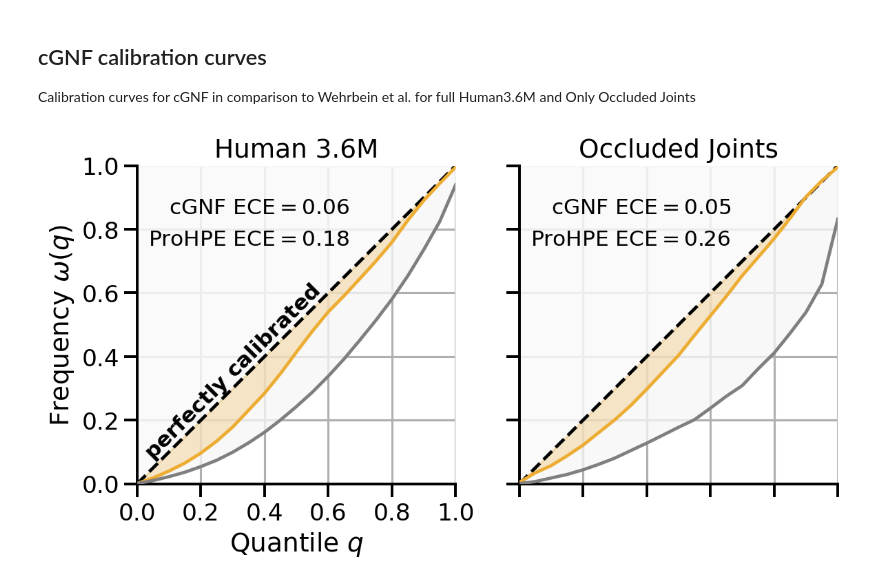
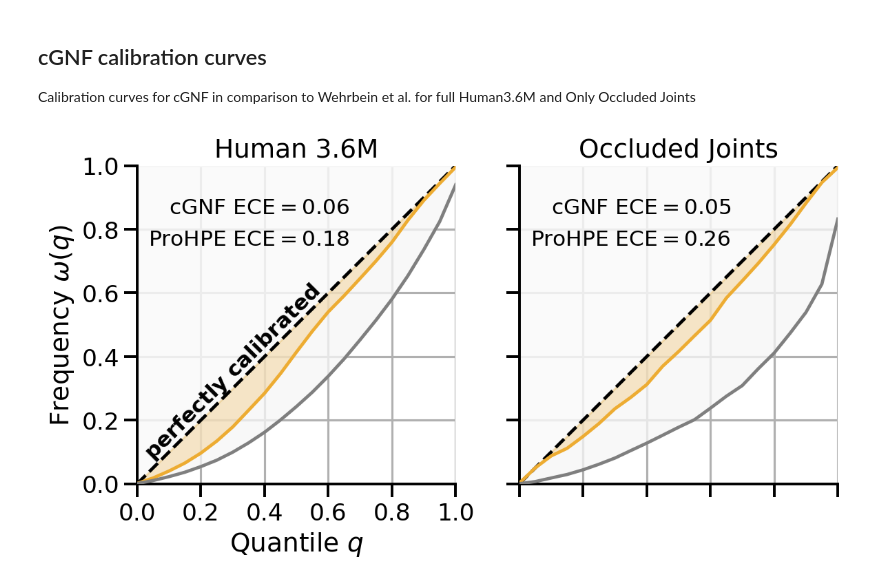
Before and after one commit to sinzlab/cGNF, a Jupyter notebook: notebooks/human36m/calibration.ipynb, the cells around one changed output. Saved outputs shown, nothing was run; the diff lists cells and outputs as text; code cells hidden in the pictures.

```diff
--- a/notebooks/human36m/calibration.ipynb
+++ b/notebooks/human36m/calibration.ipynb
@@ -145,7 +145,28 @@ quantile_freqs_wehr = np.load('./data/wehrbein_quantile_freqs.npy', allow_pickle
 quantiles_wehr = np.load('./data/wehrbein_quantiles.npy', allow_pickle=True)
 q_val_wehr = np.load('./data/wehrbein_q_val.npy', allow_pickle=True)
 
-quantile_freqs_occluded = np.load('./data/quantile_freqs_occluded.npy', allow_pickle=True)
+quantile_freqs_occluded = np.array([[0.00204918]
+,[0.05003415]
+,[0.08760246]
+,[0.11150956]
+,[0.14873634]
+,[0.18937842]
+,[0.2358265,]
+,[0.27168716]
+,[0.31181694]
+,[0.36953552]
+,[0.41564208]
+,[0.46516393]
+,[0.51383197]
+,[0.58401639]
+,[0.63780738]
+,[0.69279372]
+,[0.75187842]
+,[0.81420765]
+,[0.88217213]
+,[0.94706284]
+,[0.99385246]]).flatten()
+#np.load('./data/quantile_freqs_occluded.npy', allow_pickle=True)
 quantiles = np.load('./data/quantiles.npy', allow_pickle=True)
 quantile_freqs_wehr_occluded = np.load('./data/wehrbein_quantile_freqs_occl.npy')
 # %%
@@ -208,35 +229,38 @@ plt.fill_between(quantiles,
                  color='silver', alpha=.1, zorder=2)
 
 plt.fill_between(quantiles,
                  quantiles,
-                 np.median(quantile_freqs_occluded, axis=1),
+                 quantile_freqs_occluded,
+                 # np.median(quantile_freqs_occluded, axis=1),
                  color='#EDAC32', alpha=.25, zorder=2)
 
 plt.plot([0, 1], [0, 1], ls='--', c='k')
 sns.despine(trim=True)
 
-plt.plot(quantiles, np.median(quantile_freqs_occluded, axis=1), c='#EDAC32', alpha=1, zorder=3)
+# plt.plot(quantiles, np.median(quantile_freqs_occluded, axis=1), c='#EDAC32', alpha=1, zorder=3)
+plt.plot(quantiles, quantile_freqs_occluded, c='#EDAC32', alpha=1, zorder=3)
 plt.plot(quantiles, np.median(quantile_freqs_wehr_occluded, axis=1), c='tab:gray', zorder=3, label='ProHPE all')
 
 plt.xticks(np.arange(0, 1.2, 0.2), [])
 plt.yticks(np.arange(0, 1.2, 0.2), [])
 plt.xlim(0, 1)
 plt.ylim(0, 1)
 plt.title('Occluded Joints')
 
-plt.text(.1, .85, f'cGNF $\\mathrm{{ECE}} = {0.05:.2f}$', rotation=0, c='k', fontsize=15, zorder=10)
+# plt.text(.1, .85, f'cGNF $\\mathrm{{ECE}} = {0.05:.2f}$', rotation=0, c='k', fontsize=15, zorder=10)
+plt.text(.1, .85, f'cGNF $\\mathrm{{ECE}} = {0.0489:.2f}$', rotation=0, c='k', fontsize=15, zorder=10)
 plt.text(.035, .75, f'ProHPE $\\mathrm{{ECE}} = {0.26:.2f}$', rotation=0, c='k', fontsize=15, zorder=10)
 
 plt.gca().set_rasterization_zorder(-1)
 
 trig = plt.Polygon([[0, 0], [0, 1], [1, 1]], color='silver', zorder=1, alpha=0.25)
 plt.gca().add_patch(trig)
 
 trig = plt.Polygon([[0, 0], [0, 1], [1, 1]], color='white', zorder=1, alpha=0.75)
 plt.gca().add_patch(trig)
 
-plt.savefig('./cgnf_calibration.pdf', dpi=100, bbox_inches='tight')
+# plt.savefig('./cgnf_calibration.pdf', dpi=100, bbox_inches='tight')
 
 plt.show()
 # %% [output]
-[figure, old version]
+[figure, new version]
```
Also changed, not shown: 22 other files.
